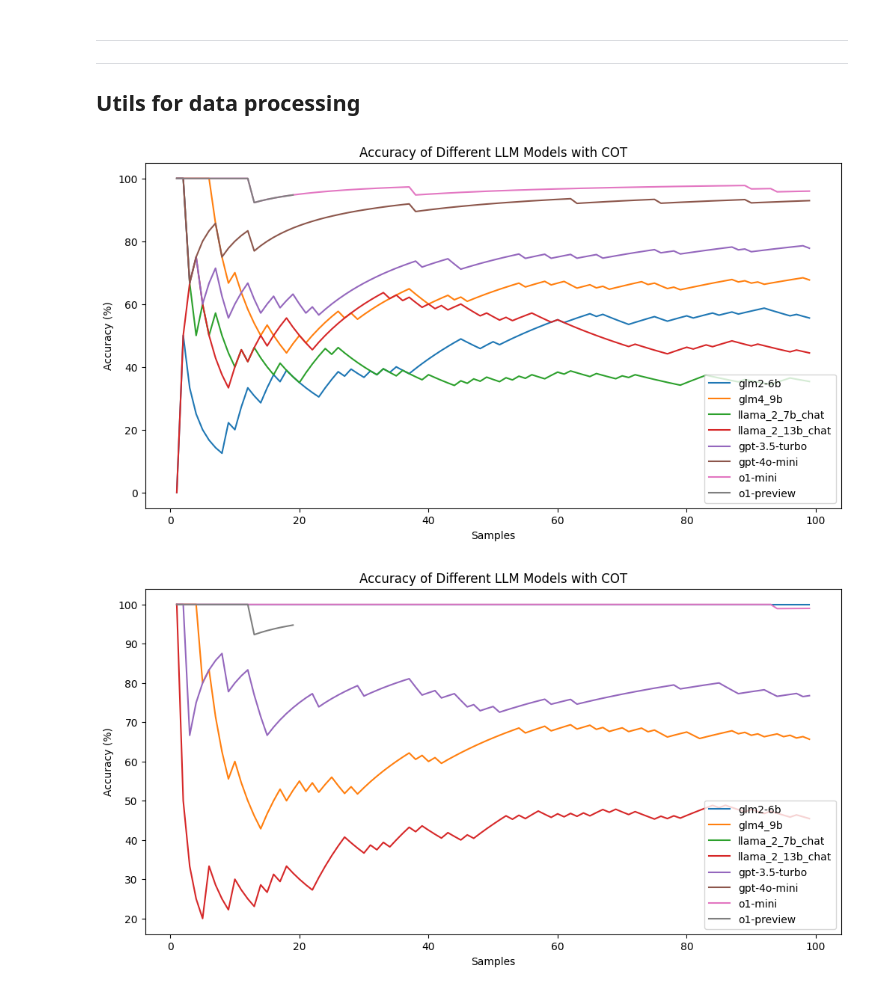
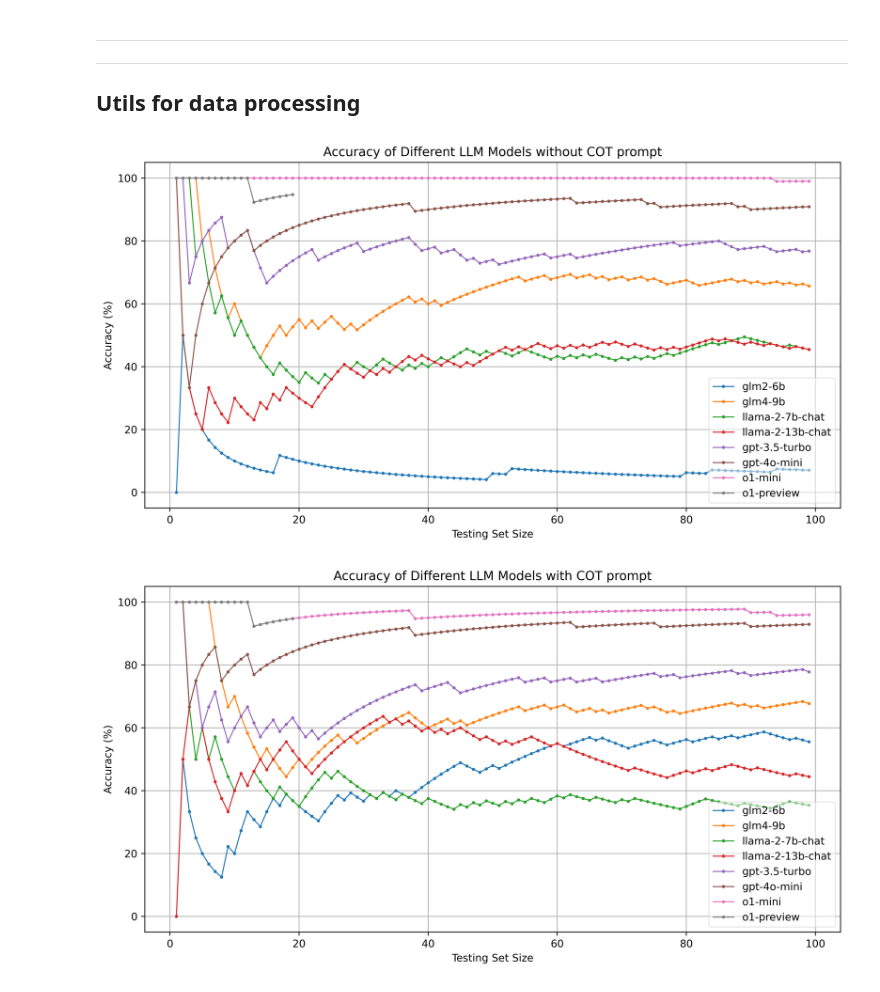
Before and after one commit to Albresky/Advanced-Machine-Learning, a Jupyter notebook: exper_a5/Assignment_A5.ipynb, the cells around one changed output. Cells and saved outputs as stored; diff of their text form; code cells hidden in the pictures.

```diff
--- a/exper_a5/Assignment_A5.ipynb
+++ b/exper_a5/Assignment_A5.ipynb
@@ -907,60 +1053,68 @@ def extract_from_file(filename:str):
 
 
 file_list_with_cot = [
-    "results_glm2-6b.log",
-    "results_glm4_9b.log",
-    "results_llama_2_7b_chat.log",
-    "results_llama_2_13b_chat.log",
-    "results_gpt-3.5-turbo.log",
-    "results_gpt-4o-mini.log",
-    "results_o1-mini.log",
-    "results_o1-preview.log"
+    "./logs/results_glm2-6b.log",
+    "./logs/results_glm4_9b.log",
+    "./logs/results_llama_2_7b_chat.log",
+    "./logs/results_llama_2_13b_chat.log",
+    "./logs/results_gpt-3.5-turbo.log",
+    "./logs/results_gpt-4o-mini.log",
+    "./logs/results_o1-mini.log",
+    "./logs/results_o1-preview.log"
 ]
 
-labels = ["glm2-6b", "glm4_9b", "llama_2_7b_chat", "llama_2_13b_chat", "gpt-3.5-turbo", "gpt-4o-mini", "o1-mini", "o1-preview"]
+labels = ["glm2-6b", "glm4-9b", "llama-2-7b-chat", "llama-2-13b-chat", "gpt-3.5-turbo", "gpt-4o-mini", "o1-mini", "o1-preview"]
 
 file_list_no_cot = [
-    "results_glm2-6b-no-cot.log",
-    "results_glm4_9b-no-cot.log",
-    "results_llama_2_7b_chat-no-cot.log",
-    "results_llama_2_13b_chat-no-cot.log",
-    "results_gpt-3.5-turbo-no-cot.log",
-    "results_gpt-4o-mini-no-cot.log",
-    "results_o1-mini-no-cot.log",
-    "results_o1-preview-no-cot.log"
+    "./logs/results_glm2-6b-no-cot.log",
+    "./logs/results_glm4_9b-no-cot.log",
+    "./logs/results_llama_2_7b_chat-no-cot.log",
+    "./logs/results_llama_2_13b_chat-no-cot.log",
+    "./logs/results_gpt-3.5-turbo-no-cot.log",
+    "./logs/results_gpt-4o-mini-no-cot.log",
+    "./logs/results_o1-mini-no-cot.log",
+    "./logs/results_o1-preview-no-cot.log"
 ]
 
 def extract_from_files(file_list):
     results = []
     for file in file_list:
         indices, accuracy_all, totals = extract_from_file(file)
         if indices is not None:
             results.append((indices, accuracy_all, totals))
     return results
 
 
 def visualize_results(results, title:str):
     import matplotlib.pyplot as plt
     import numpy as np
 
-    fig, ax = plt.subplots(1, 1, figsize=(12, 6))
+    fig, ax = plt.subplots(1, 1, figsize=(12, 6), dpi=500)
 
     idx = 0
     for indices, accuracy_all, totals in results:
-        ax.plot(indices, accuracy_all, label=f"{labels[idx]}")
+        ax.plot(indices,
+                accuracy_all,
+                label=f"{labels[idx]}",
+                linewidth=1,
+                marker='o',
+                markersize=2)
         idx += 1
 
-    ax.set_xlabel("Samples")
+    ax.set_xlabel("Testing Set Size")
     ax.set_ylabel("Accuracy (%)")
     ax.set_title(title)
-    ax.legend()
+    ax.legend(loc='lower right', framealpha=0.5)
+    plt.grid()
+    plt.savefig(f"./images/{title}.png",
+                bbox_inches='tight',
+                pad_inches=0.0)
     plt.show()
-
 
 results_with_cot = extract_from_files(file_list_with_cot)
 results_no_cot = extract_from_files(file_list_no_cot)
-visualize_results(results_with_cot, "Accuracy of Different LLM Models with COT")
-visualize_results(results_no_cot, "Accuracy of Different LLM Models with COT")
+visualize_results(results_no_cot, "Accuracy of Different LLM Models without COT prompt")
+visualize_results(results_with_cot, "Accuracy of Different LLM Models with COT prompt")
 # %% [output]
-[figure, old version]
+[figure, new version]
-[figure, old version]
+[figure, new version]
```
Also changed, not shown: parts of 8 cells of this notebook.
